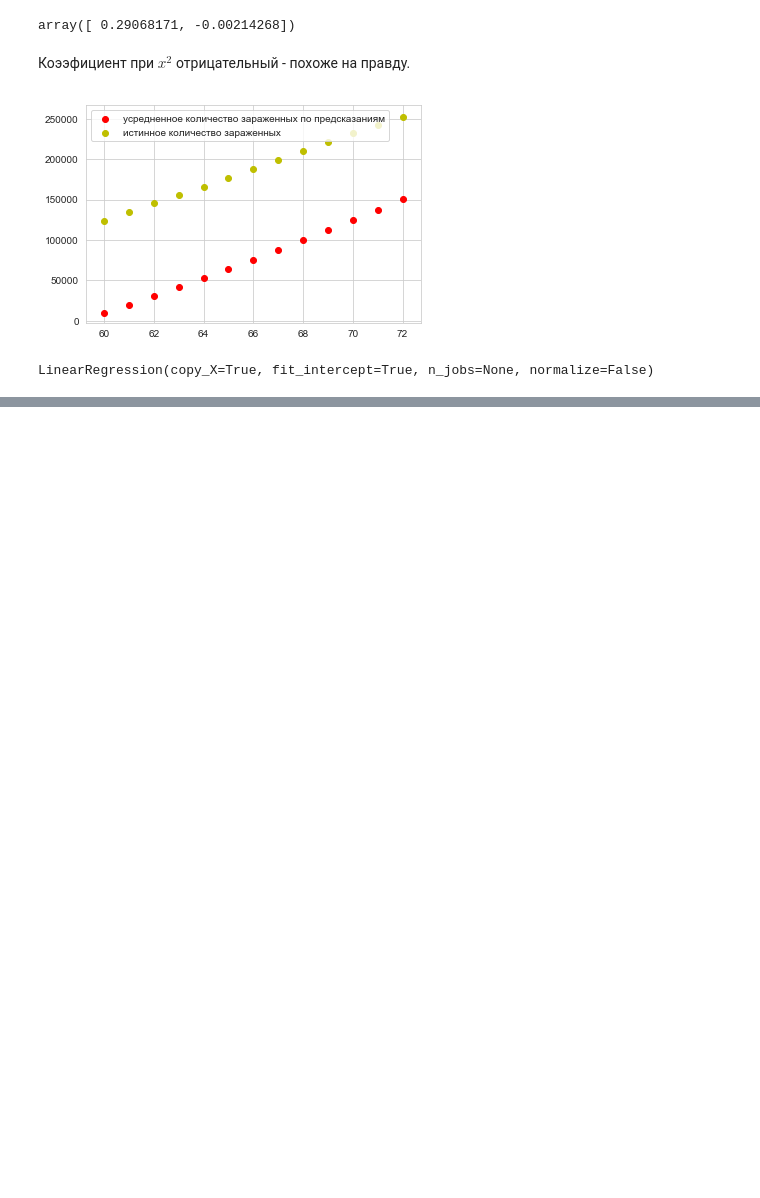
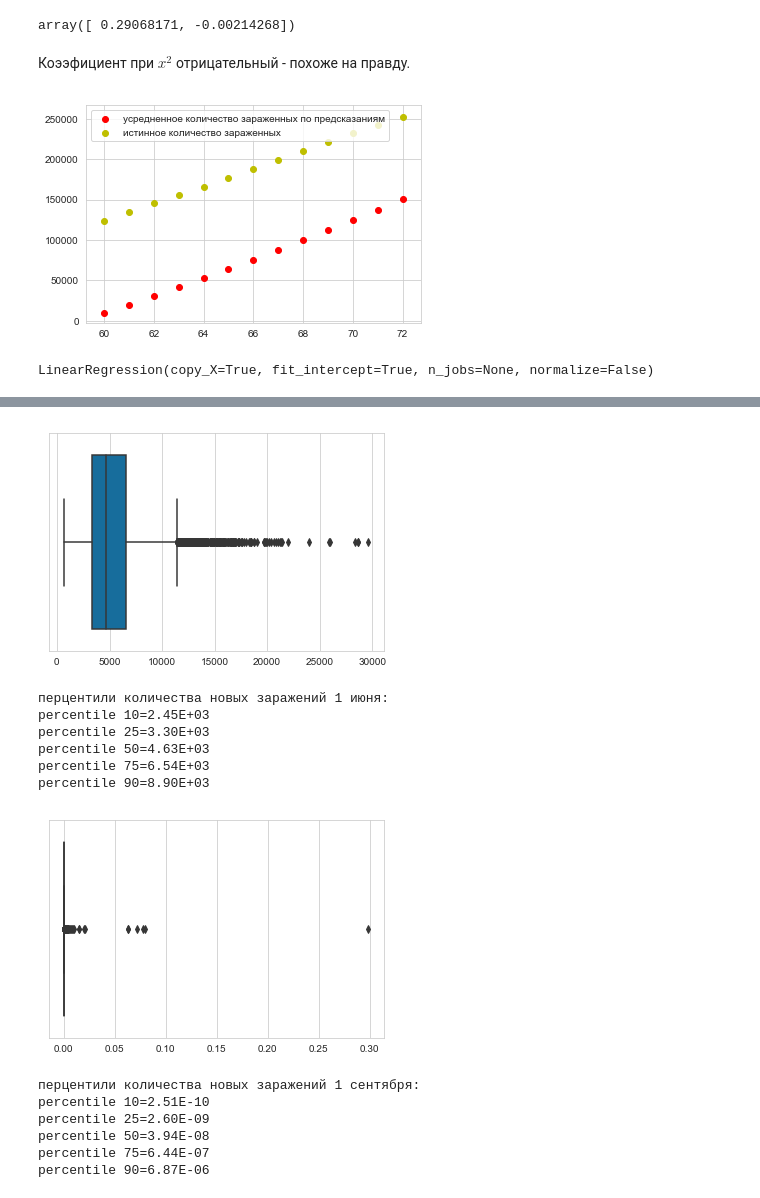
Before and after one commit to Vliseev/aml, a Jupyter notebook: 2/hw2.ipynb, the cells around one changed output, grey strips where cells are left out. Cells and saved outputs as stored; diff of their text form; code cells hidden in the pictures; blank space fills up the shorter version.

```diff
--- a/2/hw2.ipynb
+++ b/2/hw2.ipynb
@@ -363,0 +363,7 @@ No handles with labels found to put in legend.
+# %%
+n_samples = 10000
+Wsamp = np.random.multivariate_normal(mu_new, sigma_new, n_samples)
+X_test_bias = np.hstack((np.ones((X_test_2.shape[0],1)),X_test_2))
+y_pred = np.array([np.exp(X_test_bias@W) for W in Wsamp])
+
+y_pred_tot_samp = np.cumsum(y_pred,axis=1)
@@ -363,0 +374,36 @@ No handles with labels found to put in legend.
+# %%
+june_val_new = y_pred[:,june_days-1]
+sept_val_new = y_pred[:,tot_days-1]
+
+sns.boxplot(june_val_new)
+plt.show()
+
+perc=np.percentile(june_val_new,[10,25,50,75,90])
+
+print("перцентили количества новых заражений 1 июня:")
+for p,v in zip([10,25,50,75,90],perc):
+    print(f"percentile {p}={v:0.2E}")
+
+sns.boxplot(sept_val_new)
+plt.show()
+
+perc=np.percentile(sept_val_new,[10,25,50,75,90])
+
+print("перцентили количества новых заражений 1 сентября:")
+for p,v in zip([10,25,50,75,90],perc):
+    print(f"percentile {p}={v:0.2E}")
+# %% [output]
+[figure, added]
+перцентили количества новых заражений 1 июня:
+percentile 10=2.45E+03
+percentile 25=3.30E+03
+percentile 50=4.63E+03
+percentile 75=6.54E+03
+percentile 90=8.90E+03
+[figure, added]
+перцентили количества новых заражений 1 сентября:
+percentile 10=2.51E-10
+percentile 25=2.60E-09
+percentile 50=3.94E-08
+percentile 75=6.44E-07
+percentile 90=6.87E-06
```
Also changed, not shown: parts of 12 cells of this notebook, 1 other file.
